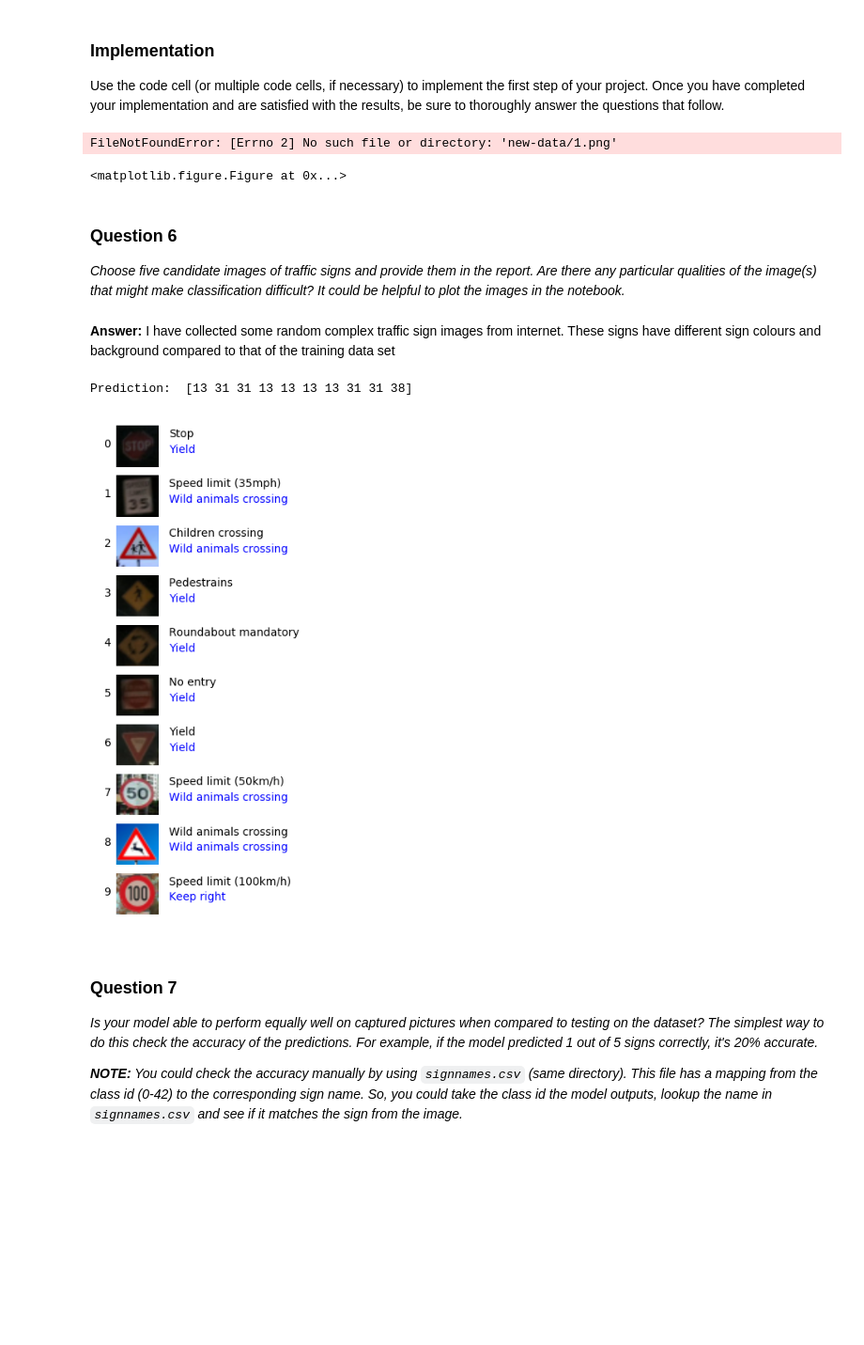
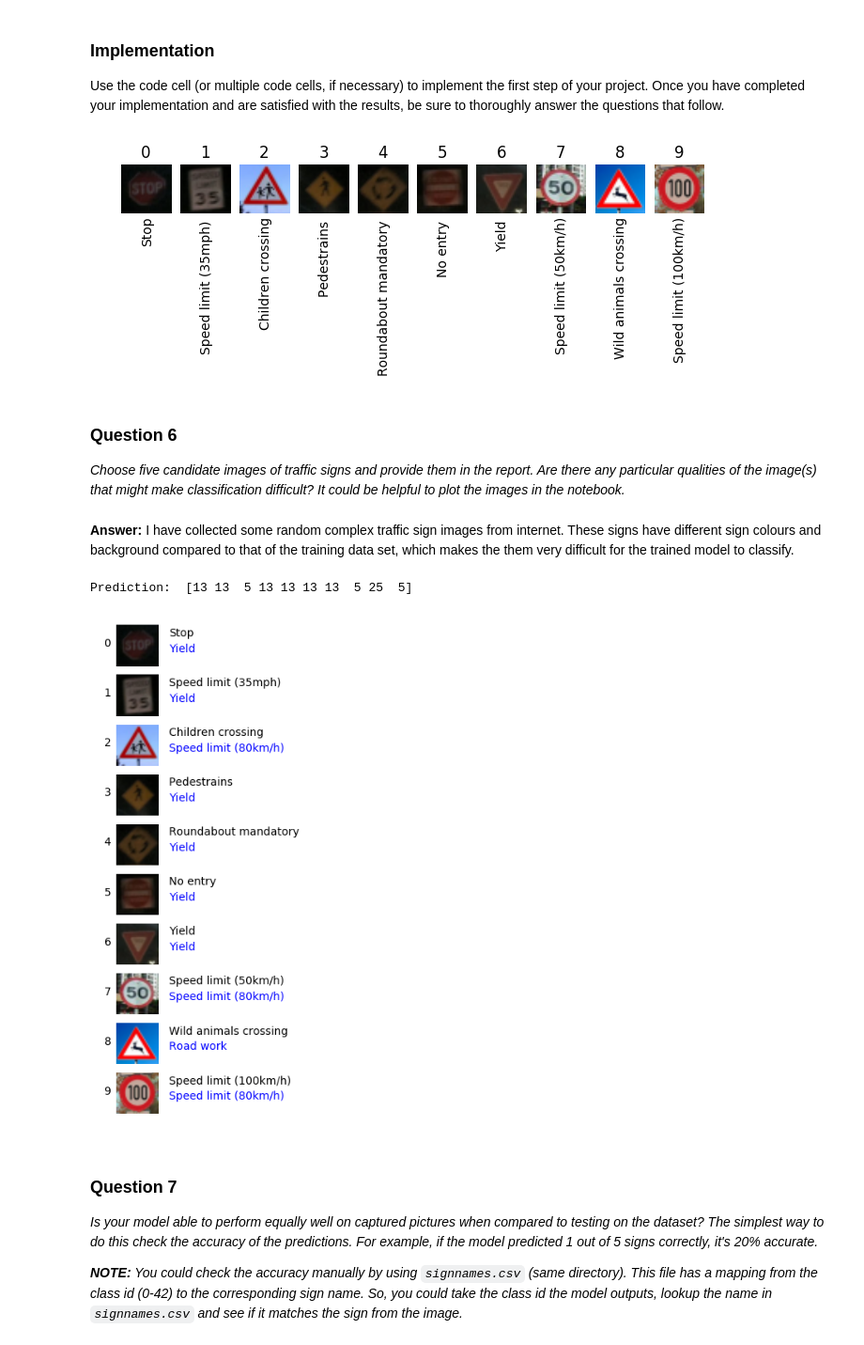
Before and after one commit to SumanthReddyKaliki/CarND-traffic-signs, a Jupyter notebook: Traffic_Sign_Classifier.ipynb, the cells around one changed output. Shown at 94% size. Saved outputs shown, nothing was run; the diff lists cells and outputs as text; code cells hidden in the pictures; blank space fills up the shorter version.

```diff
--- a/Traffic_Sign_Classifier.ipynb
+++ b/Traffic_Sign_Classifier.ipynb
@@ -419,42 +419,41 @@ new_data_dir = 'new-data/'
 
 n_new_images = 10
 new_image_labels = ['Stop',
                     'Speed limit (35mph) ',
                     'Children crossing',
                     'Pedestrains ',
                     'Roundabout mandatory ',
                     'No entry ',
                     'Yield ',
                     'Speed limit (50km/h)',
                     'Wild animals crossing',
                     'Speed limit (100km/h)'
                    ]
 X_new = np.empty(shape=[0,32,32,3], dtype='uint8')
 
 plt.figure(figsize=(8,1))
 
 for i in range(n_new_images):
 
-    new_img = mpimg.imread("new-data/" + str(i+1)+".png")[:,:,0:3]  # Only take the RGB channel
+    new_img = mpimg.imread("new-data/" + str(i+1)+".PNG")[:,:,0:3]  # Only take the RGB channel
     new_img_scaled = cv2.resize(new_img, (32, 32), interpolation=cv2.INTER_AREA)  # Scale the image to 32x32
     plt.subplot(1,n_new_images,i+1)
     plt.imshow(new_img_scaled); plt.title(''); plt.axis('off')
     plt.text(12, 40, new_image_labels[i], rotation=90)
     plt.title(i)
 
     # Prepare the input data
     X_new = np.append(X_new, np.array([new_img_scaled]),axis=0)
 
 plt.show()
 # %% [output]
-FileNotFoundError: [Errno 2] No such file or directory: 'new-data/1.png'
-<matplotlib.figure.Figure at 0x...>
+[figure, added]
 # %% [markdown]
 ### Question 6
 
 _Choose five candidate images of traffic signs and provide them in the report. Are there any particular qualities of the image(s) that might make classification difficult? It could be helpful to plot the images in the notebook._
 # %% [markdown]
-**Answer:** I have collected some random complex traffic sign images from internet. These signs have different sign colours and background compared to that of the training data set
+**Answer:** I have collected some random complex traffic sign images from internet. These signs have different sign colours and background compared to that of the training data set, which makes the them very difficult for the trained model to classify.
 # %%
 prediction = tf.argmax(logits, 1)
 # %%
@@ -469,7 +468,7 @@ with tf.Session() as sess:
 
     print("Prediction: ", new_pred)
 # %% [output]
-Prediction:  [13 31 31 13 13 13 13 31 31 38]
+Prediction:  [13 13  5 13 13 13 13  5 25  5]
 # %%
 # Let's visualize the results
 plt.figure(figsize=(8,8))
@@ -484,7 +483,7 @@ for i, sign_pred in enumerate(new_pred):
 
 plt.show()
 # %% [output]
-[figure, old version]
+[figure, new version]
 # %% [markdown]
 ### Question 7
 
```
Also changed, not shown: parts of 12 cells of this notebook.
